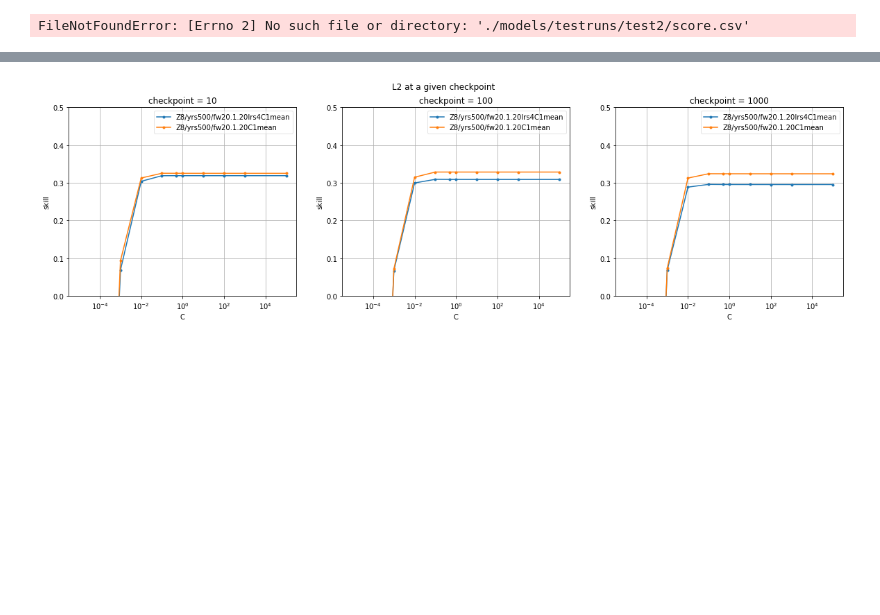
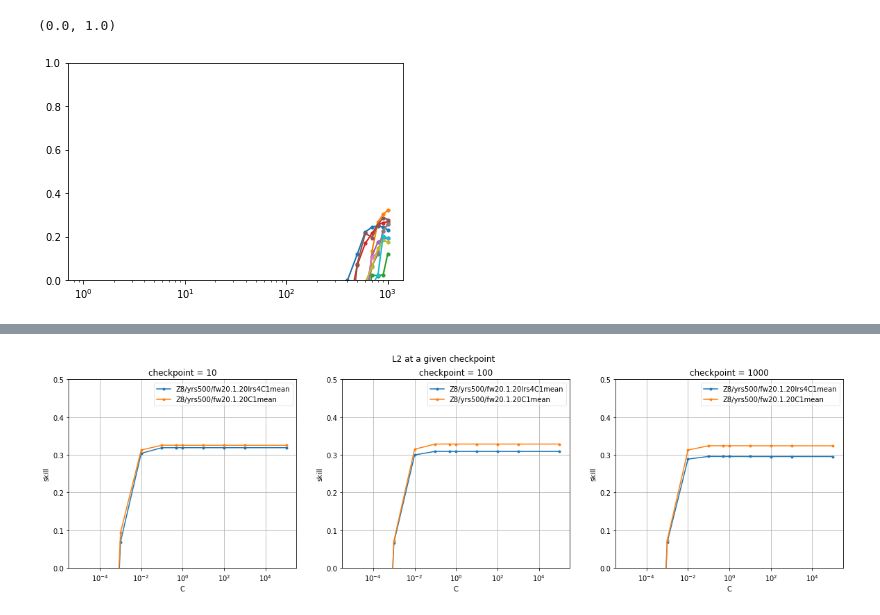
Before and after one commit to georgemilosh/Climate-Learning, a Jupyter notebook: VAE/score.ipynb, the cells around one changed output, grey strips where cells are left out. Cells and saved outputs as stored; diff of their text form; code cells hidden in the pictures; blank space fills up the shorter version.

```diff
--- a/VAE/score.ipynb
+++ b/VAE/score.ipynb
@@ -188,13 +188,14 @@ folder = './models/testruns/test2/'
 # %%
 # folder = runs['Z64/yrs100/fw20..1.20']
 score = pd.read_csv(f'{folder}score.csv')
 for fold in list(score['fold'].unique()):
     foldskill = score.loc[(score['fold'] == fold) & (score['C'] == 0) & (score['method'] == 'vae.class'),('checkpoint','skill')]
     plt.plot(foldskill.values[:,0],foldskill.values[:,1],'.-')
 plt.xscale('log')
-plt.ylim(-5,1)
+plt.ylim(0,1)
 # %% [output]
-FileNotFoundError: [Errno 2] No such file or directory: './models/testruns/test2/score.csv'
+(0.0, 1.0)
+[figure, added]
 # %%
 # folder = runs['Z64/yrs100/fw20..1.20xarray']
 fig = plt.figure()
```
Also changed, not shown: parts of 6 cells of this notebook, 1 other file.
